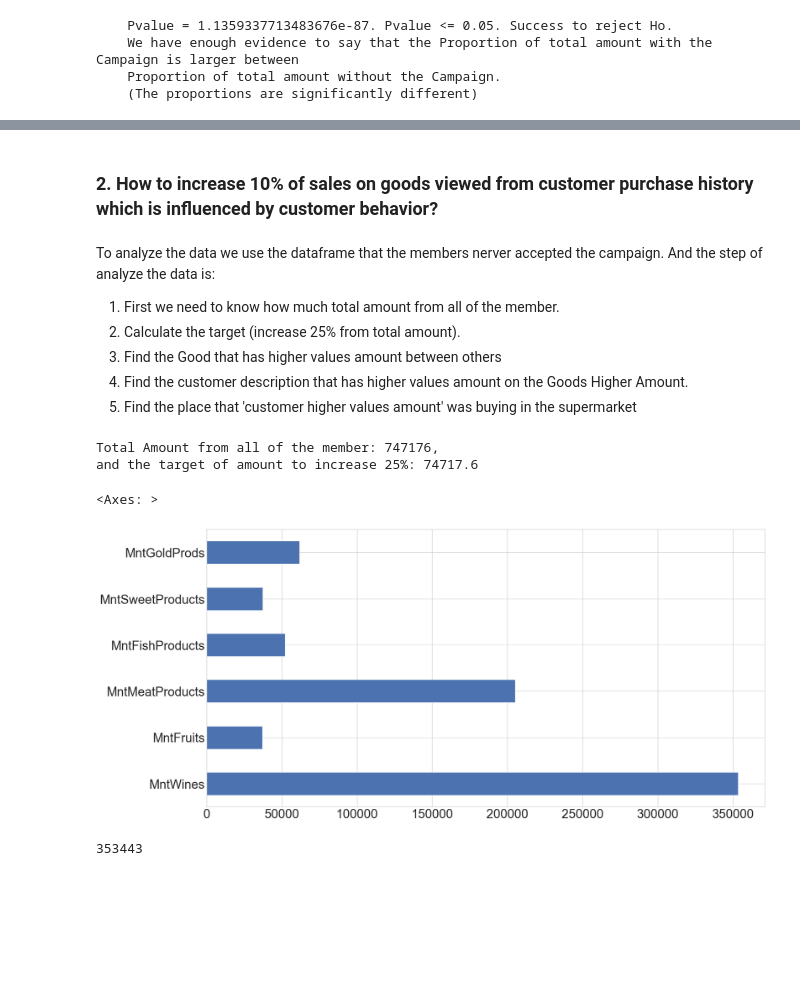
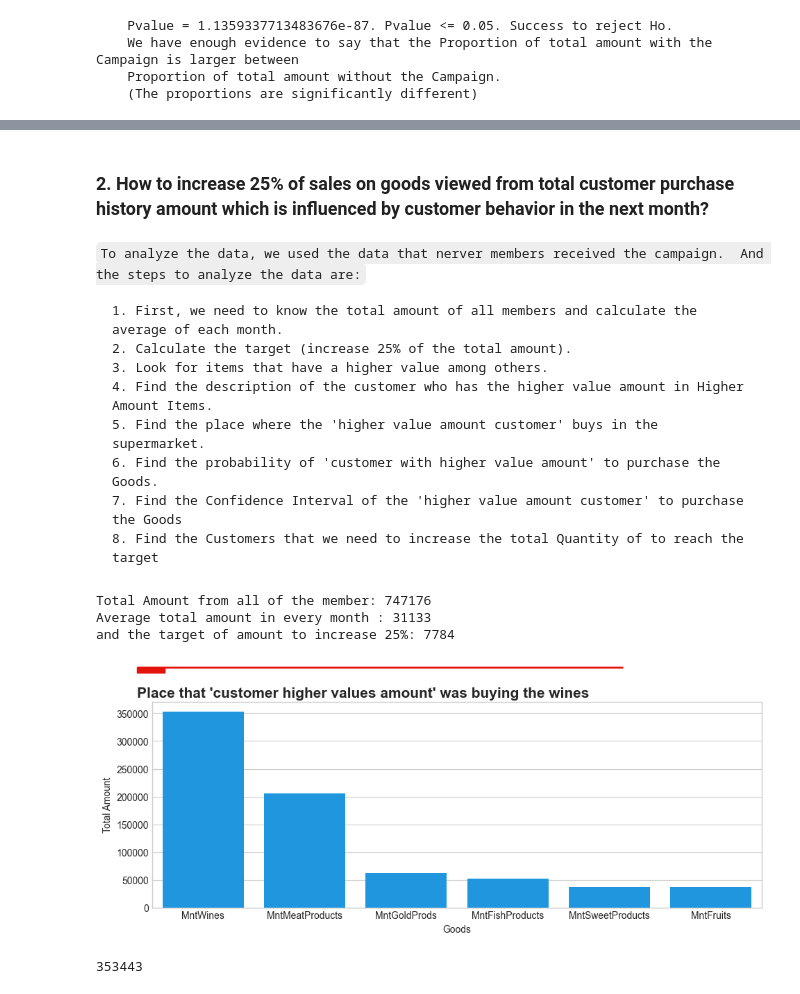
Before and after one commit to fdkurnianto/CapstoneProject2, a Jupyter notebook: notebooks/DataAnalytics.ipynb, the cells around one changed output, grey strips where cells are left out. Saved outputs shown, nothing was run; the diff lists cells and outputs as text; code cells hidden in the pictures; blank space fills up the shorter version.

```diff
--- a/notebooks/DataAnalytics.ipynb
+++ b/notebooks/DataAnalytics.ipynb
@@ -358,2 +260,2 @@ Although only 27.2% of members received the campaign, we can say that the campai
 # %% [markdown]
-### 2. How to increase 10% of sales on goods viewed from customer purchase history which is influenced by **customer behavior**?
+### 2. How to increase 25% of sales on goods viewed from total customer purchase history amount which is influenced by **customer behavior** in the next month?
@@ -380,29 +262,59 @@ Although only 27.2% of members received the campaign, we can say that the campai
 # %% [markdown]
-To analyze the data we use the dataframe that the members nerver accepted the campaign.
-And the step of analyze the data is:
+`To analyze the data, we used the data that nerver members received the campaign.
+And the steps to analyze the data are:`
 
-1. First we need to know how much total amount from all of the member.
-2. Calculate the target (increase 25% from total amount).
-3. Find the Good that has higher values amount between others
-4. Find the customer description that has higher values amount on the Goods Higher Amount.
-5. Find the place that 'customer higher values amount' was buying in the supermarket
+    1. First, we need to know the total amount of all members and calculate the average of each month.
+    2. Calculate the target (increase 25% of the total amount).
+    3. Look for items that have a higher value among others.
+    4. Find the description of the customer who has the higher value amount in Higher Amount Items.
+    5. Find the place where the 'higher value amount customer' buys in the supermarket.
+    6. Find the probability of 'customer with higher value amount' to purchase the Goods.
+    7. Find the Confidence Interval of the 'higher value amount customer' to purchase the Goods
+    8. Find the Customers that we need to increase the total Quantity of to reach the target
 # %%
 # find the total amount from all of the member
 totalAmount = dfNoAccCamp['totalAmount'].sum()
+totalAmountMonth = int(np.ceil(totalAmount/24)) #divide by 24 because the dataframe shows the last 2 years.
 
 # find the target
-targetAmount = totalAmount*10/100
+targetAmount = int(np.ceil(totalAmountMonth*25/100))
 
-print(f'''Total Amount from all of the member: {totalAmount},
-and the target of amount to increase 25%: {targetAmount}''')
+print(f'''Total Amount from all of the member: {totalAmount} \nAverage total amount in every month : {totalAmountMonth}\nand the target of amount to increase 25%: {targetAmount}''')
 # %% [output]
-Total Amount from all of the member: 747176,
-and the target of amount to increase 25%: 74717.6
+Total Amount from all of the member: 747176
+Average total amount in every month : 31133
+and the target of amount to increase 25%: 7784
-# %%
-# find the goods that has higher values
-dfTopGoods = dfNoAccCamp[['MntWines', 'MntFruits', 'MntMeatProducts', 'MntFishProducts', 'MntSweetProducts', 'MntGoldProds']].sum()
-dfTopGoods.plot(kind='barh', figsize=[20,10], fontsize=25)
-# %% [output]
-<Axes: >
-[figure, removed]
+# %%
+# find the goods that has higher values
+dfTopGoods = dfNoAccCamp[['MntWines', 'MntFruits', 'MntMeatProducts', 'MntFishProducts', 'MntSweetProducts', 'MntGoldProds']].sum().to_frame().reset_index().sort_values(by=0, ascending=False)
+
+# Inisialisasi parameter gambar
+fig,ax = plt.subplots(1, 1, figsize=(10, 3))
+
+# add line and rectangle on top.
+fig.add_artist(lines.Line2D([0, 0.7], [1.265, 1.265], lw=2, color='#E3120B', solid_capstyle="butt"))
+fig.add_artist(patches.Rectangle((0, 1.24), 0.04, 0.025, color='#E3120B'))
+
+# build first line plot
+sns.barplot(
+    data=dfTopGoods,
+    x='index',
+    y=0,
+    palette=['#009dff']
+).set(xlabel= 'Goods', ylabel= 'Total Amount')
+
+# make room below on top and bottom
+fig.subplots_adjust(top=1.1, left=0.022)
+
+# add title
+fig.text(
+    0, 1.12, "Place that 'customer higher values amount' was buying the wines",
+    fontsize=15,
+    fontweight="bold",
+)
+
+# show
+plt.show()
+# %% [output]
+[figure, added]
 # %%
```
Also changed, not shown: parts of 91 cells of this notebook, 1 other file.
